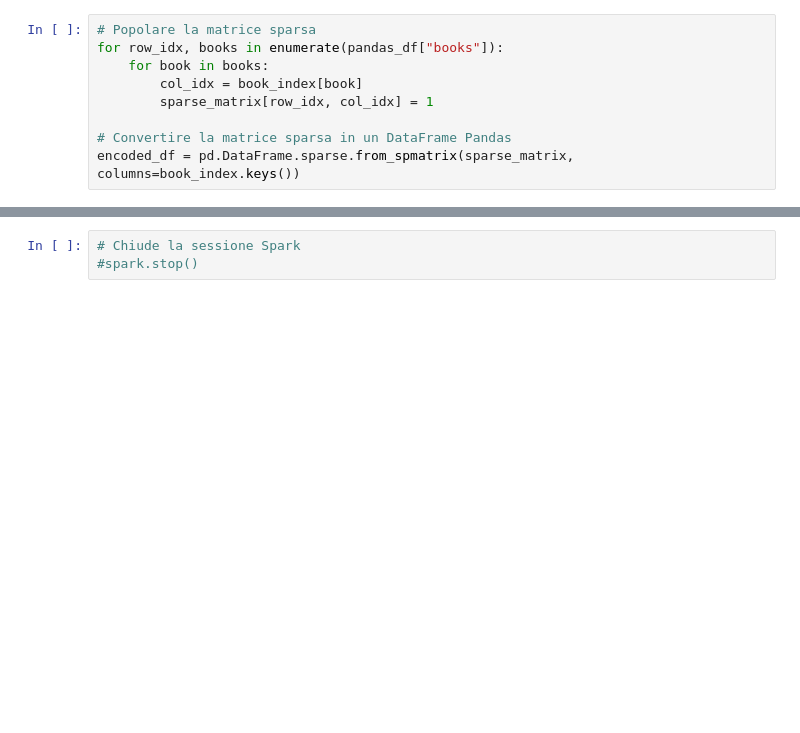
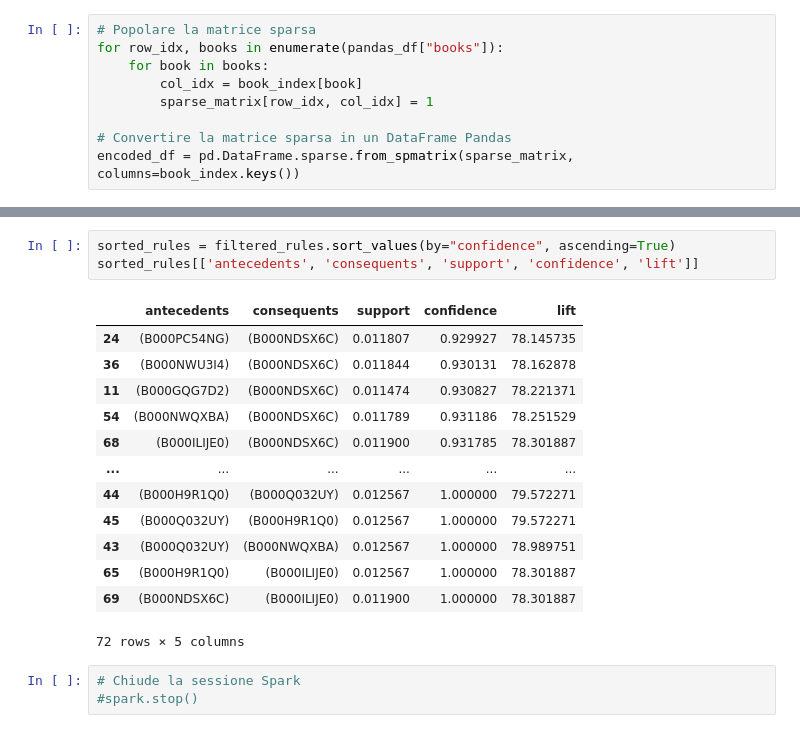
Before and after one commit to melissarizzi/Massive-Data, a Jupyter notebook: prove meli .ipynb, the cells around one changed output, grey strips where cells are left out. Drawn from its saved outputs; the diff is of its cells as text; blank space fills up the shorter version.

```diff
--- a/prove meli .ipynb
+++ b/prove meli .ipynb
@@ -430,3 +520,20 @@ Regole di associazione:
+# %%
+sorted_rules = filtered_rules.sort_values(by="confidence", ascending=True)
+sorted_rules[['antecedents', 'consequents', 'support', 'confidence', 'lift']]
+# %% [output]
+|  | antecedents | consequents | support | confidence | lift |
+| 24 | (B000PC54NG) | (B000NDSX6C) | 0.011807 | 0.929927 | 78.145735 |
+| 36 | (B000NWU3I4) | (B000NDSX6C) | 0.011844 | 0.930131 | 78.162878 |
+| 11 | (B000GQG7D2) | (B000NDSX6C) | 0.011474 | 0.930827 | 78.221371 |
+| 54 | (B000NWQXBA) | (B000NDSX6C) | 0.011789 | 0.931186 | 78.251529 |
+| 68 | (B000ILIJE0) | (B000NDSX6C) | 0.011900 | 0.931785 | 78.301887 |
+| ... | ... | ... | ... | ... | ... |
+| 44 | (B000H9R1Q0) | (B000Q032UY) | 0.012567 | 1.000000 | 79.572271 |
+| 45 | (B000Q032UY) | (B000H9R1Q0) | 0.012567 | 1.000000 | 79.572271 |
+| 43 | (B000Q032UY) | (B000NWQXBA) | 0.012567 | 1.000000 | 78.989751 |
+| 65 | (B000H9R1Q0) | (B000ILIJE0) | 0.012567 | 1.000000 | 78.301887 |
+| 69 | (B000NDSX6C) | (B000ILIJE0) | 0.011900 | 1.000000 | 78.301887 |
+72 rows × 5 columns
 # %%
 # Chiude la sessione Spark
 #spark.stop()
```
Also changed, not shown: parts of 16 cells of this notebook.
